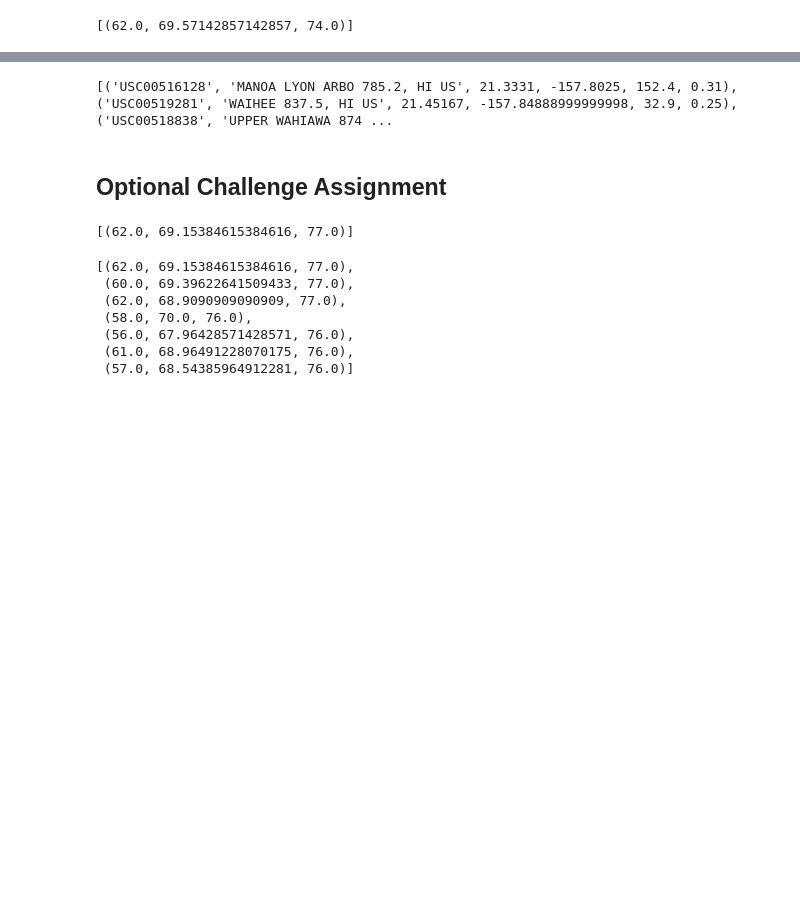
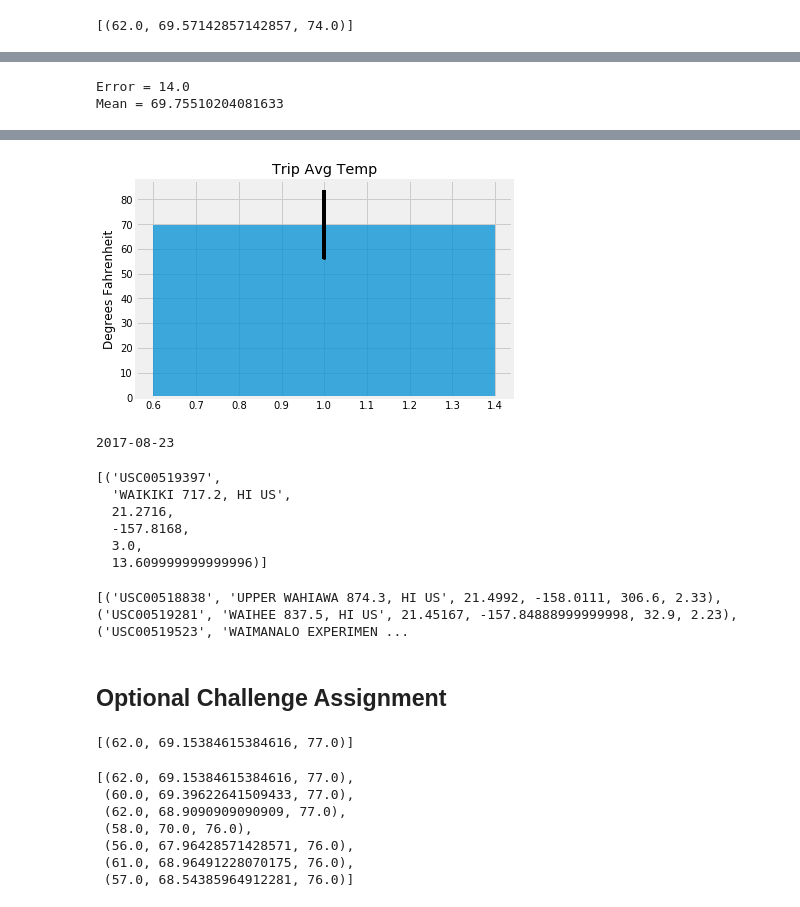
Before and after one commit to Aquanewbie/Brandon-Cornejo-Data-Analytics-HW, a Jupyter notebook: Homework 8/climate_final.ipynb, the cells around one changed output, grey strips where cells are left out. Cells and saved outputs as stored; diff of their text form; code cells hidden in the pictures; blank space fills up the shorter version.

```diff
--- a/Homework 8/climate_final.ipynb
+++ b/Homework 8/climate_final.ipynb
@@ -245,6 +228,19 @@ print(calc_temps('2011-02-28', '2011-03-05'))
+# %%
+error = MinAvgMaxTrip[0][2]-MinAvgMaxTrip[0][0]
+mean = MinAvgMaxTrip[0][1]
+print(f'Error = {error}')
+print(f'Mean = {mean}')
+# %% [output]
+Error = 14.0
+Mean = 69.75510204081633
 # %%
 # Plot the results from your previous query as a bar chart.
 # Use "Trip Avg Temp" as your Title
 # Use the average temperature for the y value
 # Use the peak-to-peak (tmax-tmin) value as the y error bar (yerr)
+fig, ax = plt.subplots()
+ax.bar(1, mean, yerr=error, align='center', alpha=.75, ecolor='black', capsize=1)
+ax.set_ylabel('Degrees Fahrenheit')
+ax.set_title('Trip Avg Temp')
+ax.yaxis.grid(True)
 # %% [output]
@@ -253,8 +247,36 @@ print(calc_temps('2011-02-28', '2011-03-05'))
+[figure, added]
+# %%
+LastDatequery = session.query(func.max(Measurement.date))
+LastDate = record[0]
+print (LastDate)
+# %% [output]
+2017-08-23
 # %%
+#See note Below.
 # Calculate the total amount of rainfall per weather station for your trip dates using the previous year's matching dates.
 # Sort this in descending order by precipitation amount and list the station, name, latitude, longitude, and elevation
+results = (session.query(Station.station, Station.name, Station.latitude, Station.longitude, Station.elevation, func.sum(Measurement.prcp)).filter(Measurement.station == Station.station).filter(Measurement.date >= '2011-02-28').filter(Measurement.date <= '2011-03-05').all())
+results
 # %% [output]
-[('USC00516128', 'MANOA LYON ARBO 785.2, HI US', 21.3331, -157.8025, 152.4, 0.31), ('USC00519281', 'WAIHEE 837.5, HI US', 21.45167, -157.84888999999998, 32.9, 0.25), ('USC00518838', 'UPPER WAHIAWA 874 ...
+[('USC00519397',
+  'WAIKIKI 717.2, HI US',
+  21.2716,
+  -157.8168,
+  3.0,
+  13.609999999999996)]
+# %%
+#Tarique/Chris IDK how this is any different from what I'm doing above... (Below is your given aswer)
+sel = [Station.station, Station.name, Station.latitude,
+       Station.longitude, Station.elevation, func.sum(Measurement.prcp)]
+
+results = session.query(*sel).\
+    filter(Measurement.station == Station.station).\
+    filter(Measurement.date >= '2011-02-28').\
+    filter(Measurement.date <= '2011-03-05').\
+    group_by(Station.name).order_by(func.sum(Measurement.prcp).desc()).all()
+print(results)
+# %% [output]
+[('USC00518838', 'UPPER WAHIAWA 874.3, HI US', 21.4992, -158.0111, 306.6, 2.33), ('USC00519281', 'WAIHEE 837.5, HI US', 21.45167, -157.84888999999998, 32.9, 2.23), ('USC00519523', 'WAIMANALO EXPERIMEN ...
 # %% [markdown]
 ## Optional Challenge Assignment
 # %%
```
Also changed, not shown: parts of 19 cells of this notebook, 19 other files.
